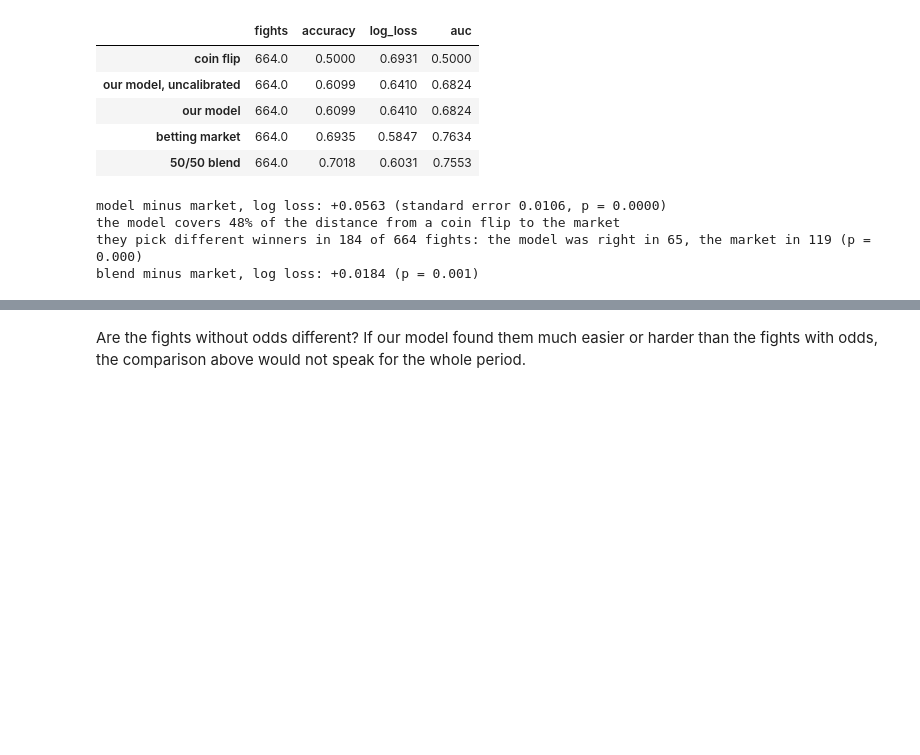
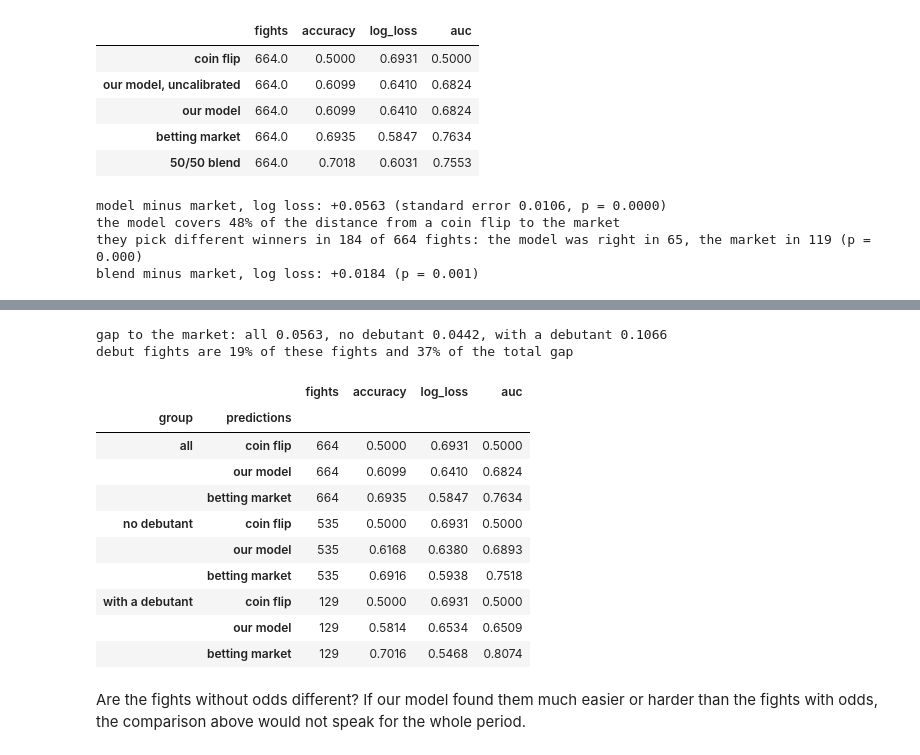
Before and after one commit to matteoberagnoli/ufc_fight_predictor, a Jupyter notebook: 09_market_benchmark.ipynb, the cells around one changed output, grey strips where cells are left out. Saved outputs shown, nothing was run; the diff lists cells and outputs as text; code cells hidden in the pictures; blank space fills up the shorter version.

```diff
--- a/09_market_benchmark.ipynb
+++ b/09_market_benchmark.ipynb
@@ -160,3 +166,25 @@ blend minus market, log loss: +0.0184 (p = 0.001)
+# %%
+deb = has_debutant(h).to_numpy()
+card = breakdown({"coin flip": np.full(len(y), 0.5), "our model": h["p_model"], "betting market": h["p_market"]}, y, deb)
+gaps = {g: card.loc[(g, "our model"), "log_loss"] - card.loc[(g, "betting market"), "log_loss"] for g in ("all", "no debutant", "with a debutant")}
+share = gaps["with a debutant"] * deb.sum() / (gaps["all"] * len(y))
+print("gap to the market: " + ", ".join(f"{g} {v:.4f}" for g, v in gaps.items()))
+print(f"debut fights are {deb.mean():.0%} of these fights and {share:.0%} of the total gap")
+card
+# %% [output]
+gap to the market: all 0.0563, no debutant 0.0442, with a debutant 0.1066
+debut fights are 19% of these fights and 37% of the total gap
+|  |  | fights | accuracy | log_loss | auc |
+| group | predictions |  |  |  |  |
+| all | coin flip | 664 | 0.5000 | 0.6931 | 0.5000 |
+|  | our model | 664 | 0.6099 | 0.6410 | 0.6824 |
+|  | betting market | 664 | 0.6935 | 0.5847 | 0.7634 |
+| no debutant | coin flip | 535 | 0.5000 | 0.6931 | 0.5000 |
+|  | our model | 535 | 0.6168 | 0.6380 | 0.6893 |
+|  | betting market | 535 | 0.6916 | 0.5938 | 0.7518 |
+| with a debutant | coin flip | 129 | 0.5000 | 0.6931 | 0.5000 |
+|  | our model | 129 | 0.5814 | 0.6534 | 0.6509 |
+|  | betting market | 129 | 0.7016 | 0.5468 | 0.8074 |
 # %% [markdown]
 Are the fights without odds different? If our model found them much easier or harder
 than the fights with odds, the comparison above would not speak for the whole period.
```
Also changed, not shown: parts of 2 cells of this notebook, 3 other files.
